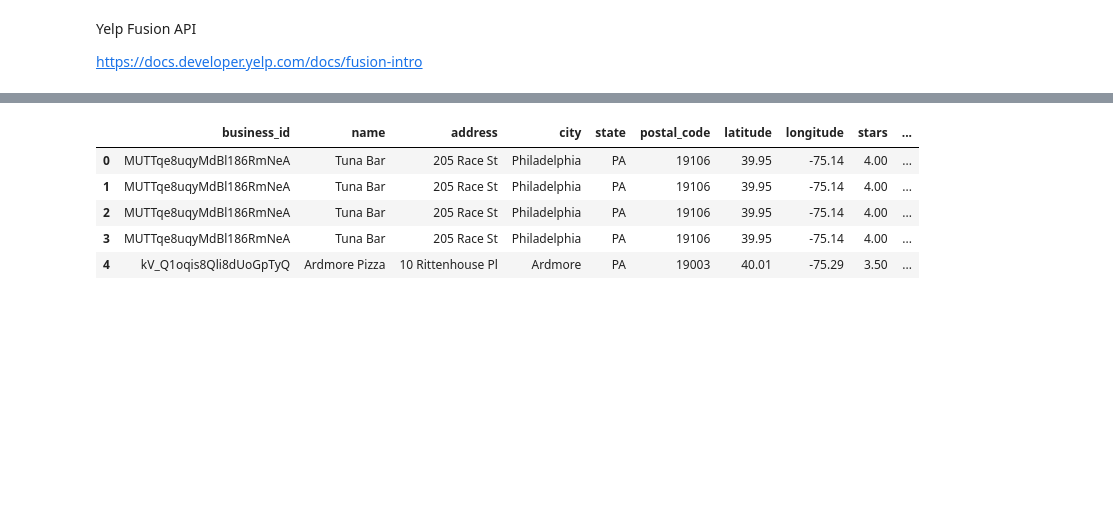
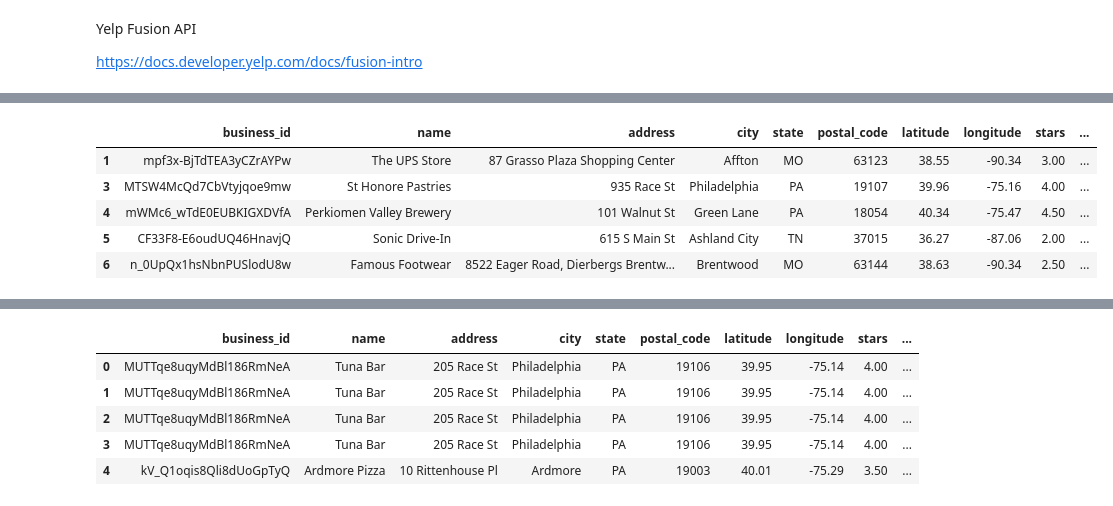
Before and after one commit to pajeeokoth/Strat-up-AI-product, a Jupyter notebook: P6_02_jupyternotebook.ipynb, the cells around one changed output, grey strips where cells are left out. Saved outputs shown, nothing was run; the diff lists cells and outputs as text; code cells hidden in the pictures; blank space fills up the shorter version.

```diff
--- a/P6_02_jupyternotebook.ipynb
+++ b/P6_02_jupyternotebook.ipynb
@@ -50,12 +50,10 @@ Yelp Fusion API
 
 https://docs.developer.yelp.com/docs/fusion-intro
 # %%
+%%time
 # Read the business data to merge with reviews
-business_json_path = 'C:/Users/spectre/Documents/OpenClassrooms_AI/data/yelp_dataset/yelp_dataset\yelp_academic_dataset_business.json'
+business_json_path = 'C:/Users/spectre/Documents/OpenClassrooms_AI/data/yelp_dataset/yelp_dataset/yelp_academic_dataset_business.json'
 df_b = pd.read_json(business_json_path, lines=True)
 # Filter on only open businesses 1 = open, 0 = closed
 df_b = df_b[df_b['is_open']==1]
-# Drop any unnecessary columns
-# drop_cols = ['hours','is_open','review_count']
-# df_b = df_b.drop(drop_cols, axis=1)
-df_b.info()
+# df_b.info()
@@ -61,0 +63,10 @@ df_b.info()
+# %%
+# check the data format
+df_b.head()
+# %% [output]
+|  | business_id | name | address | city | state | postal_code | latitude | longitude | stars | ... |
+| 1 | mpf3x-BjTdTEA3yCZrAYPw | The UPS Store | 87 Grasso Plaza Shopping Center | Affton | MO | 63123 | 38.55 | -90.34 | 3.00 | ... |
+| 3 | MTSW4McQd7CbVtyjqoe9mw | St Honore Pastries | 935 Race St | Philadelphia | PA | 19107 | 39.96 | -75.16 | 4.00 | ... |
+| 4 | mWMc6_wTdE0EUBKIGXDVfA | Perkiomen Valley Brewery | 101 Walnut St | Green Lane | PA | 18054 | 40.34 | -75.47 | 4.50 | ... |
+| 5 | CF33F8-E6oudUQ46HnavjQ | Sonic Drive-In | 615 S Main St | Ashland City | TN | 37015 | 36.27 | -87.06 | 2.00 | ... |
+| 6 | n_0UpQx1hsNbnPUSlodU8w | Famous Footwear | 8522 Eager Road, Dierbergs Brentw... | Brentwood | MO | 63144 | 38.63 | -90.34 | 2.50 | ... |
```
Also changed, not shown: parts of 42 cells of this notebook.
